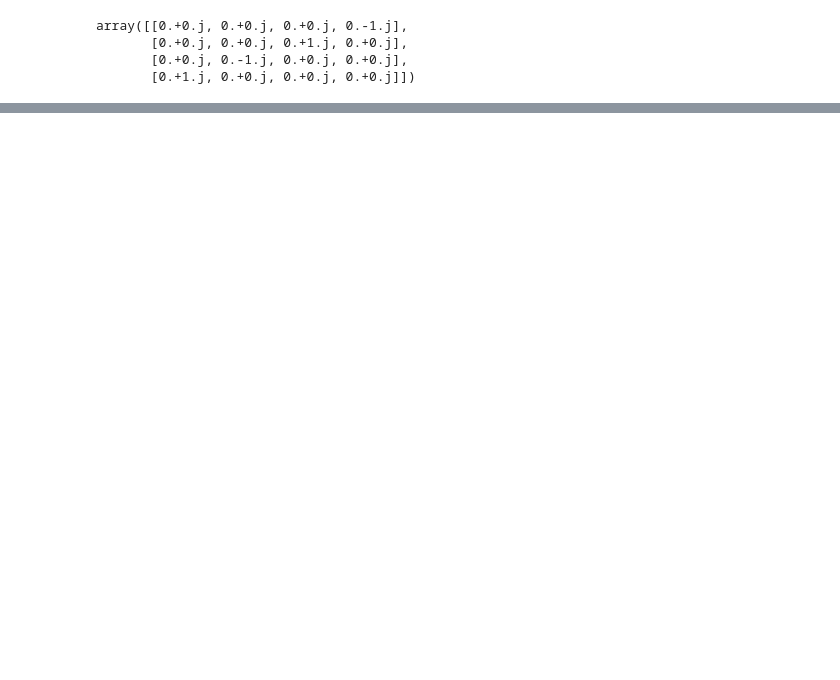
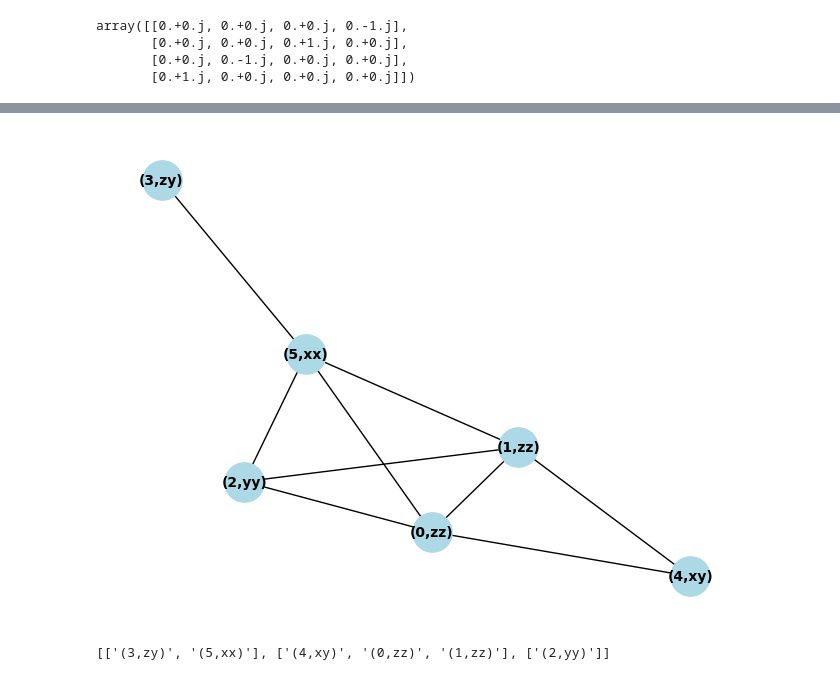
Before and after one commit to seba2390/GateDecomp, a Jupyter notebook: main.ipynb, the cells around one changed output, grey strips where cells are left out. Saved outputs shown, nothing was run; the diff lists cells and outputs as text; code cells hidden in the pictures; blank space fills up the shorter version.

```diff
--- a/main.ipynb
+++ b/main.ipynb
@@ -10,7 +12,7 @@ array([[0.+0.j, 0.+0.j, 0.+0.j, 0.-1.j],
        [0.+0.j, 0.-1.j, 0.+0.j, 0.+0.j],
        [0.+1.j, 0.+0.j, 0.+0.j, 0.+0.j]])
 # %%
-exs = 'zz+zz+yy+zy+xy+xx'
-obj = PauliExpression(expression=exs)
-obj.matrix()
+expression = 'zz+zz+yy-zy+xy+xx'
+obj = PauliExpression(expression=expression)
+obj.terms()
 # %% [output]
@@ -20,0 +38,32 @@ array([[ 2.+0.j,  0.-1.j,  0.+0.j,  0.-1.j],
+# %%
+G = nx.Graph()
+for term_idx, label in obj.terms().items():
+    G.add_node(node_for_adding='('+str(term_idx)+','+label+')')
+for (i,j), are_commutating in obj.commutator_map().items():
+    if are_commutating:
+        edge_i, edge_j = '('+str(i)+','+obj.terms()[i]+')', '('+str(j)+','+obj.terms()[j]+')'
+        G.add_edge(u_of_edge=edge_i,v_of_edge=edge_j)
+nx.draw(G, with_labels=True, node_color='lightblue', node_size=800, font_size=10, font_weight='bold')
+plt.show()
+# %% [output]
+[figure, added]
+# %%
+# Create complement graph
+complement_graph = nx.complement(G)
+
+# Find graph coloring
+coloring = nx.coloring.greedy_color(complement_graph, strategy="largest_first")
+
+# Organize nodes by color (each color class is a clique in the original graph)
+clique_cover = {}
+for node, color in coloring.items():
+    if color in clique_cover:
+        clique_cover[color].append(node)
+    else:
+        clique_cover[color] = [node]
+
+# The values of clique_cover are the cliques
+min_clique_cover = list(clique_cover.values())
+print(min_clique_cover)
+# %% [output]
+[['(3,zy)', '(5,xx)'], ['(4,xy)', '(0,zz)', '(1,zz)'], ['(2,yy)']]
```
Also changed, not shown: parts of 12 cells of this notebook, 1 other file.
